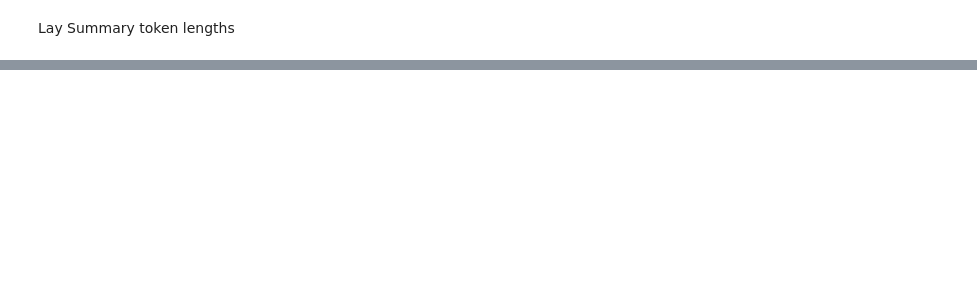
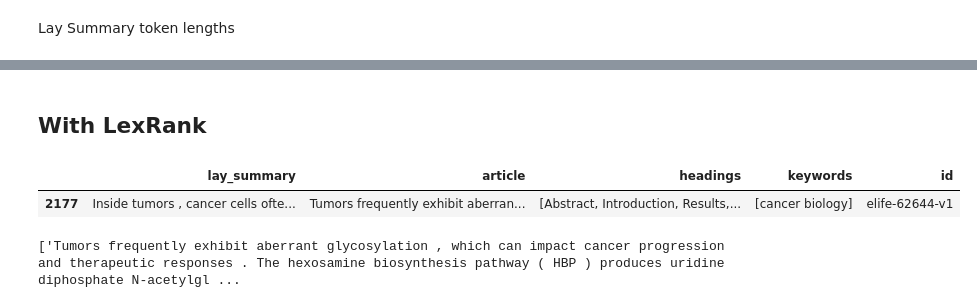
Before and after one commit to Vladislavlhp7/lay_summarisation, a Jupyter notebook: notebooks/dataset.ipynb, the cells around one changed output, grey strips where cells are left out. Cells and saved outputs as stored; diff of their text form; code cells hidden in the pictures; blank space fills up the shorter version.

```diff
--- a/notebooks/dataset.ipynb
+++ b/notebooks/dataset.ipynb
@@ -85,0 +88,2 @@ plt.hist(sum_lens)
+# %% [markdown]
+## With LexRank
@@ -85,0 +96,10 @@ plt.hist(sum_lens)
+# %%
+smp = df.sample(n=1)
+smp
+# %% [output]
+|  | lay_summary | article | headings | keywords | id |
+| 2177 | Inside tumors , cancer cells ofte... | Tumors frequently exhibit aberran... | [Abstract, Introduction, Results,... | [cancer biology] | elife-62644-v1 |
+# %%
+smp.article.to_list()
+# %% [output]
+['Tumors frequently exhibit aberrant glycosylation , which can impact cancer progression and therapeutic responses . The hexosamine biosynthesis pathway ( HBP ) produces uridine diphosphate N-acetylgl ...
```
Also changed, not shown: parts of 26 cells of this notebook, 3 other files.
